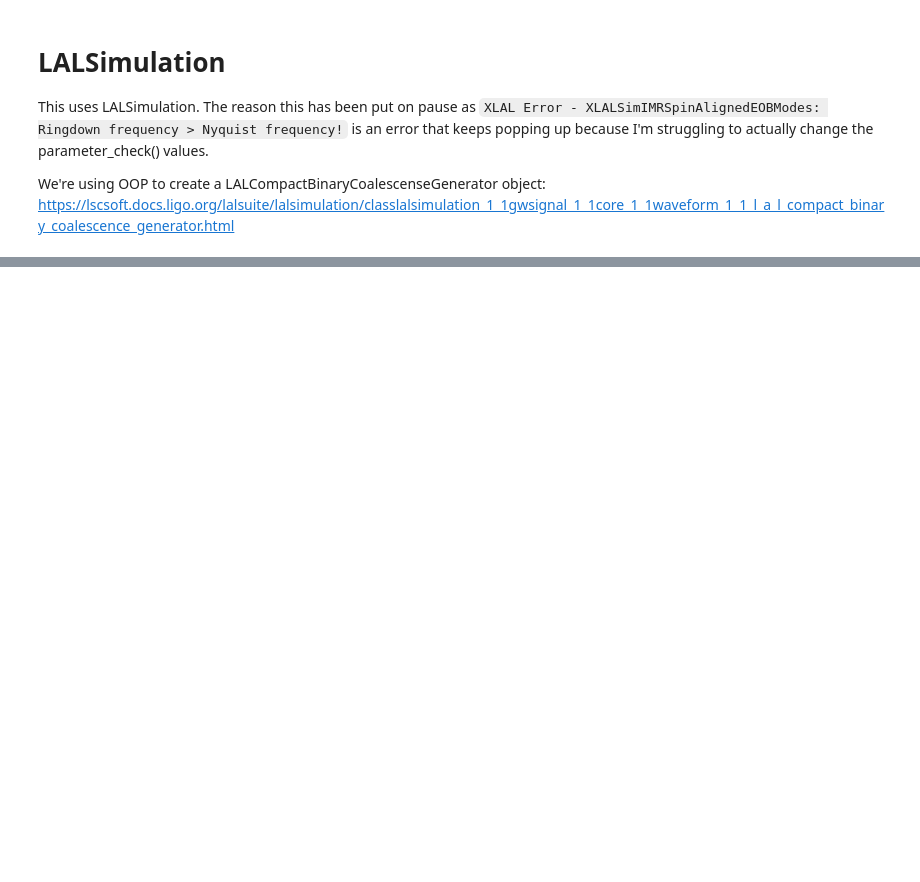
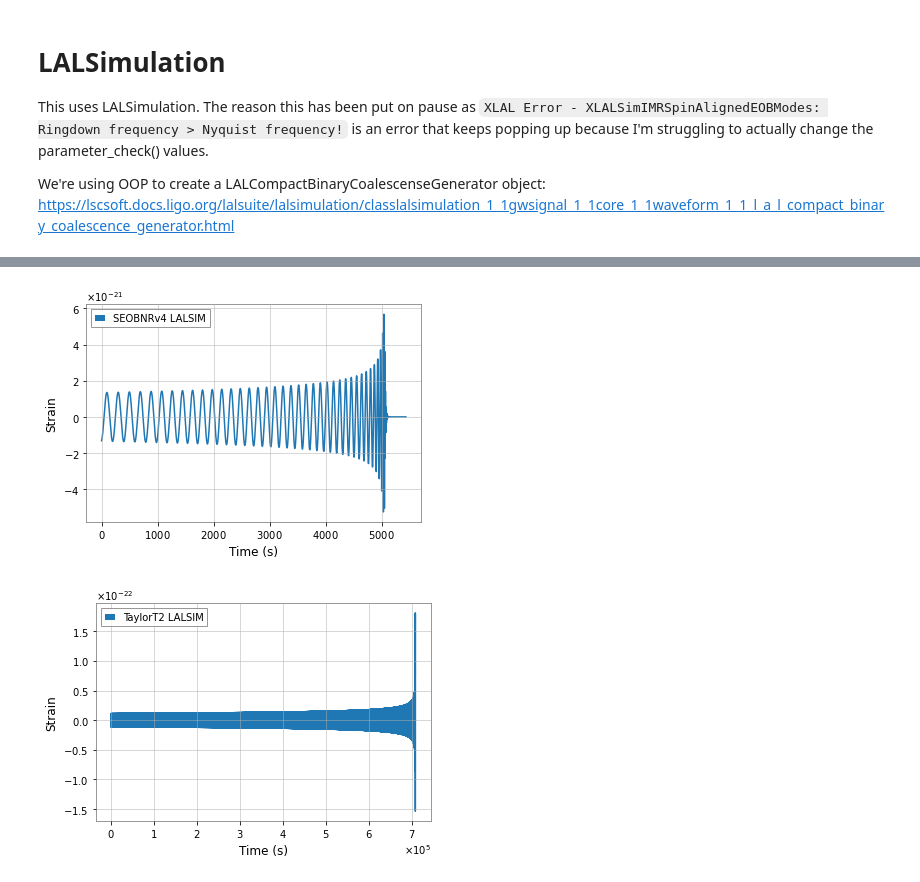
Before and after one commit to brettonsimpson/group-4-final-project-phys-139, a Jupyter notebook: theta (1).ipynb, the cells around one changed output, grey strips where cells are left out. Cells and saved outputs as stored; diff of their text form; code cells hidden in the pictures; blank space fills up the shorter version.

```diff
--- a/theta (1).ipynb
+++ b/theta (1).ipynb
@@ -11,20 +35,36 @@ from astropy import units as u
-# %%
-if __name__=='__main__':
-    approxs = [lalsimulation.SEOBNRv4, lalsimulation.TaylorT2, lalsimulation.SEOBNRv4_ROM_NRTidalv2_NSBH]
-    approx = lalsimulation.SEOBNRv4
-
-    parentWV = wv.CompactBinaryCoalescenceGenerator()
-    waveform = wv.LALCompactBinaryCoalescenceGenerator(approx)
-    waveform.parameter_check(units_sys='S.I.',
-                             mass1=30*u.solMass,
-                             mass2=30*u.solMass,
-                             deltaT = 0*u.s,
-                             deltaF = 2048*u.Hz)
-
-    prepop['mass1'] = 30*u.solMass
-    prepop['mass2'] = 30*u.solMass
-    prepop['deltaT'] = 0
-    prepop['deltaF'] = 2047*u.Hz
-    prepop['distance'] = 100*u.Mpc
-    prepop['f_max'] = 2048*u.Hz
-    #td = waveform.generate_td_waveform()
+# %%
+labels = ['SEOBNRv4', 'TaylorT2', 'SEOBNRv4_ROM_NRTidalv2_NSBH']
+m1 = [30, 1.2, 19.5] #varying masses based on aprox we're using. for i = 3, m1 >= m2
+m2 = [20, 1.5, 1.5]
+
+# we need to figure out all these values
+dt = 1./4096
+df = 1./4
+dist = 100
+fmin = 30
+fref = 4096
+fmax = 4096
+
+lalsim_data = []
+if __name__=='__main__':
+    approxs = [lalsimulation.SEOBNRv4, lalsimulation.TaylorT2, lalsimulation.SEOBNRv4_ROM_NRTidalv2_NSBH]
+    parentWV = wv.CompactBinaryCoalescenceGenerator()
+
+    for i in range(2):
+        waveform = wv.LALCompactBinaryCoalescenceGenerator(approxs[i])
+        lalsim_data.append(waveform.generate_td_waveform(mass1 = m1[i]*u.solMass,
+                                                         mass2 = m2[i]*u.solMass,
+                                                         deltaT = dt*u.s,
+                                                         deltaF = df*u.Hz,
+                                                         distance = dist*u.Mpc,
+                                                         f_max = fmax*u.Hz))
+
+        plt.plot(range(len(lalsim_data[i][i])), lalsim_data[i][0], label=labels[i]+" LALSIM") #solve the time issue
+
+        plt.ylabel('Strain')
+        plt.xlabel('Time (s)')
+        plt.legend()
+        plt.show()
+# %% [output]
+[figure, added]
+[figure, added]
```
Also changed, not shown: parts of 17 cells of this notebook.
